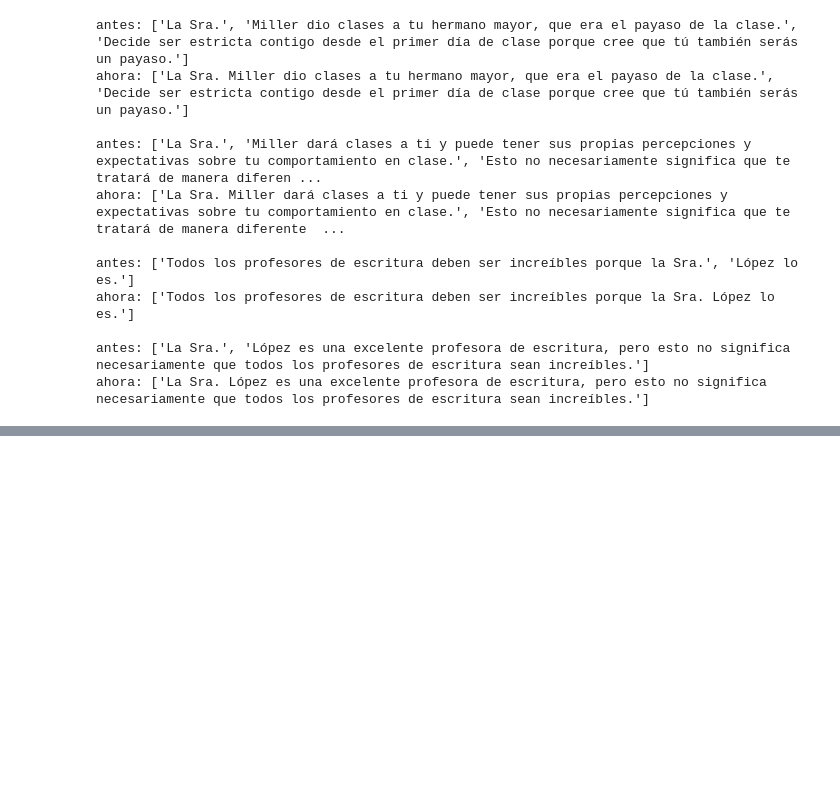
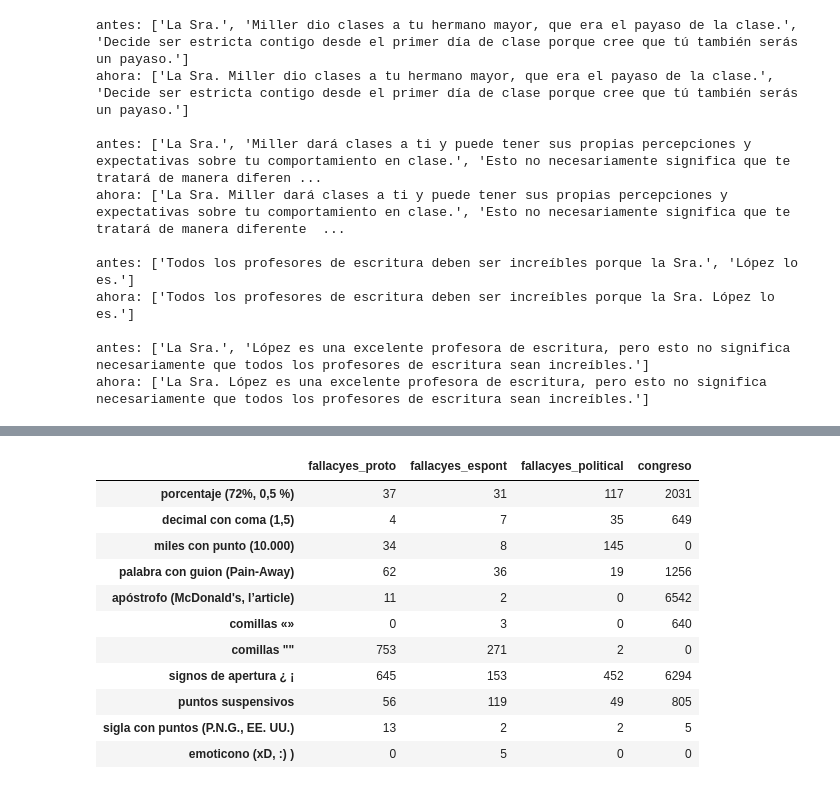
Before and after one commit to AlvarodelaHerran/detector_falacias_contradicciones, a Jupyter notebook: E2/03_preprocesado.ipynb, the cells around one changed output, grey strips where cells are left out. Saved outputs shown, nothing was run; the diff lists cells and outputs as text; code cells hidden in the pictures; blank space fills up the shorter version.

```diff
--- a/E2/03_preprocesado.ipynb
+++ b/E2/03_preprocesado.ipynb
@@ -217,0 +227,31 @@ ahora: ['La Sra. López es una excelente profesora de escritura, pero esto no si
+# %%
+CASOS_DIFICILES = {
+    "porcentaje (72%, 0,5 %)": r"\d\s?%",
+    "decimal con coma (1,5)": r"\b\d+,\d+\b",
+    "miles con punto (10.000)": r"\b\d{1,3}(?:\.\d{3})+\b",
+    "palabra con guion (Pain-Away)": r"\b\w+-\w+\b",
+    "apóstrofo (McDonald's, l’article)": r"\b\w+['’]\w+\b",
+    "comillas «»": r"«",
+    "comillas \"\"": r"\"",
+    "signos de apertura ¿ ¡": r"[¿¡]",
+    "puntos suspensivos": r"\.\.\.|…",
+    "sigla con puntos (P.N.G., EE. UU.)": r"\b(?:[A-Z]{1,2}\.\s?){2,}",
+    "emoticono (xD, :) )": r"(?<!\w)(?:[:;=]-?[)(DPp]|xD|XD)(?!\w)",
+}
+pd.DataFrame({
+    nombre: {caso: tabla["texto"].str.count(patron).sum() for caso, patron in CASOS_DIFICILES.items()}
+    for nombre, tabla in corpus.items()
+})
+# %% [output]
+|  | fallacyes_proto | fallacyes_espont | fallacyes_political | congreso |
+| porcentaje (72%, 0,5 %) | 37 | 31 | 117 | 2031 |
+| decimal con coma (1,5) | 4 | 7 | 35 | 649 |
+| miles con punto (10.000) | 34 | 8 | 145 | 0 |
+| palabra con guion (Pain-Away) | 62 | 36 | 19 | 1256 |
+| apóstrofo (McDonald's, l’article) | 11 | 2 | 0 | 6542 |
+| comillas «» | 0 | 3 | 0 | 640 |
+| comillas "" | 753 | 271 | 2 | 0 |
+| signos de apertura ¿ ¡ | 645 | 153 | 452 | 6294 |
+| puntos suspensivos | 56 | 119 | 49 | 805 |
+| sigla con puntos (P.N.G., EE. UU.) | 13 | 2 | 2 | 5 |
+| emoticono (xD, :) ) | 0 | 5 | 0 | 0 |
```
Also changed, not shown: parts of 21 cells of this notebook, 4 other files.
